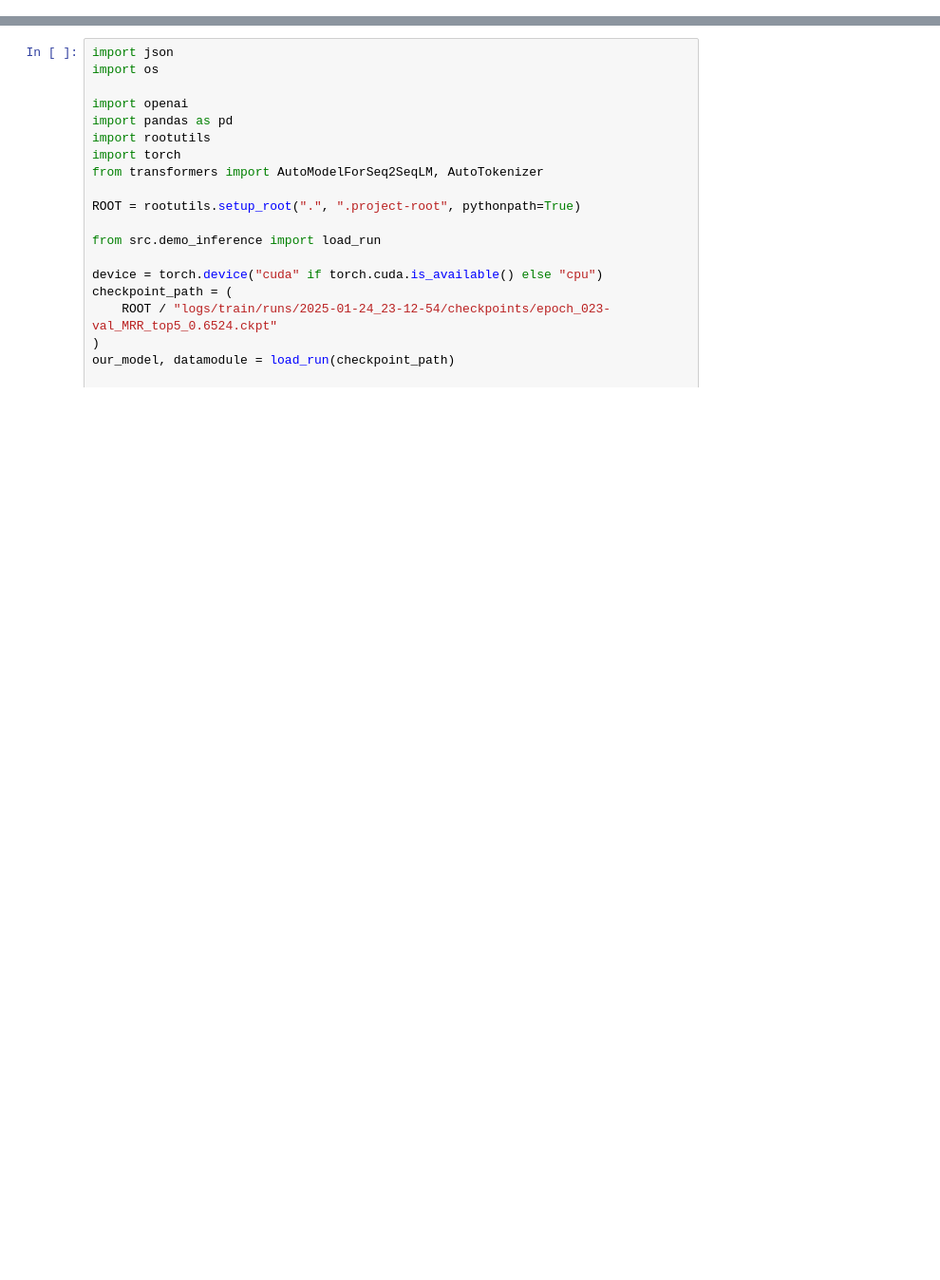
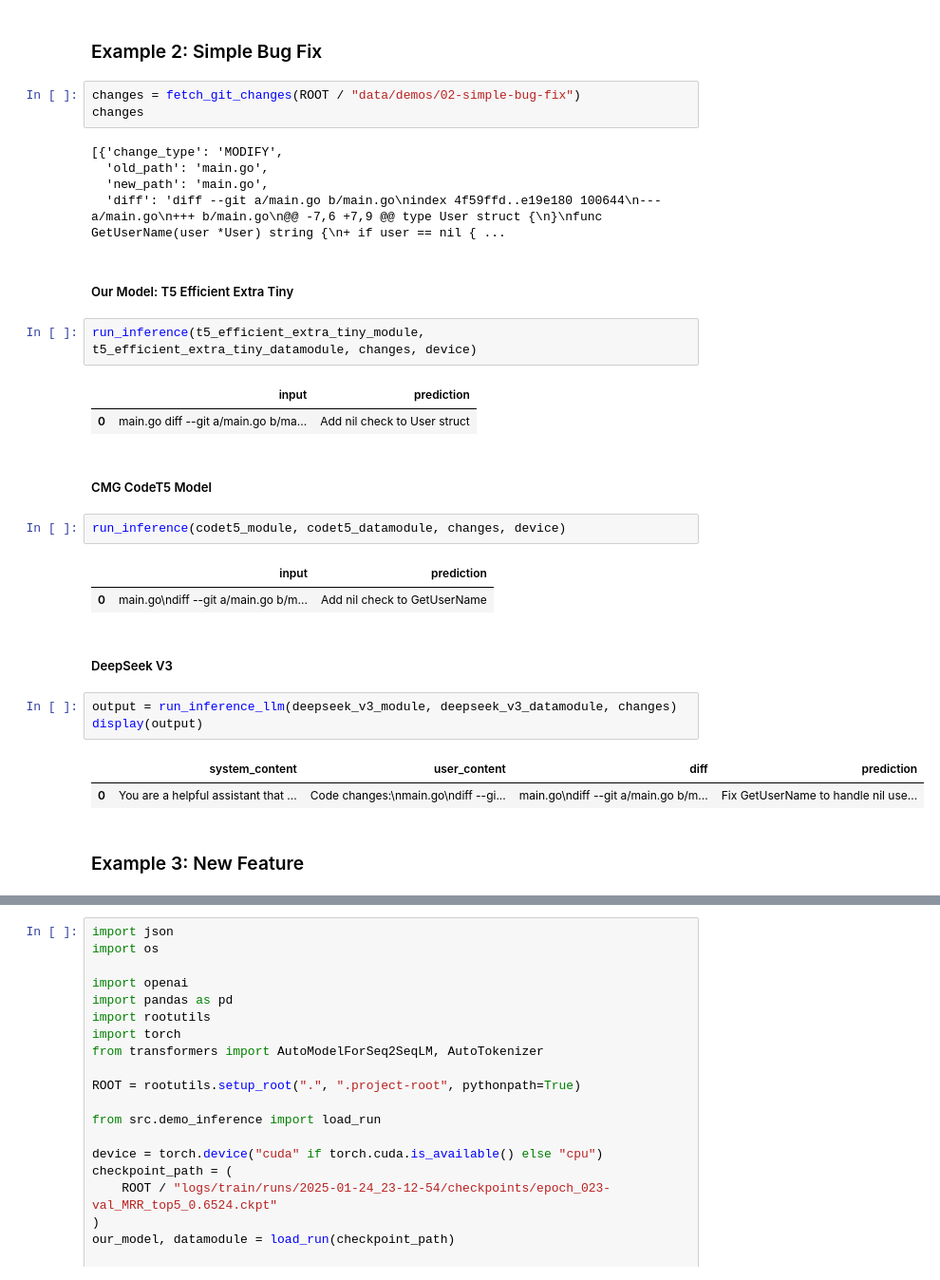
Before and after one commit to ZHCSJ666/ML-24-25, a Jupyter notebook: notebooks/demo.ipynb, the cells around one changed output, grey strips where cells are left out. Shown: that part at 95% size. Saved outputs shown, nothing was run; the diff lists cells and outputs as text; blank space fills up the shorter version.

```diff
--- a/notebooks/demo.ipynb
+++ b/notebooks/demo.ipynb
@@ -0,0 +73,34 @@
+# %% [markdown]
+### Example 2: Simple Bug Fix
+# %%
+changes = fetch_git_changes(ROOT / "data/demos/02-simple-bug-fix")
+changes
+# %% [output]
+[{'change_type': 'MODIFY',
+  'old_path': 'main.go',
+  'new_path': 'main.go',
+  'diff': 'diff --git a/main.go b/main.go\nindex 4f59ffd..e19e180 100644\n--- a/main.go\n+++ b/main.go\n@@ -7,6 +7,9 @@ type User struct {\n}\nfunc GetUserName(user *User) string {\n+ if user == nil { ...
+# %% [markdown]
+##### Our Model: T5 Efficient Extra Tiny
+# %%
+run_inference(t5_efficient_extra_tiny_module, t5_efficient_extra_tiny_datamodule, changes, device)
+# %% [output]
+|  | input | prediction |
+| 0 | main.go diff --git a/main.go b/ma... | Add nil check to User struct |
+# %% [markdown]
+##### CMG CodeT5 Model
+# %%
+run_inference(codet5_module, codet5_datamodule, changes, device)
+# %% [output]
+|  | input | prediction |
+| 0 | main.go\ndiff --git a/main.go b/m... | Add nil check to GetUserName |
+# %% [markdown]
+##### DeepSeek V3
+# %%
+output = run_inference_llm(deepseek_v3_module, deepseek_v3_datamodule, changes)
+display(output)
+# %% [output]
+|  | system_content | user_content | diff | prediction |
+| 0 | You are a helpful assistant that ... | Code changes:\nmain.go\ndiff --gi... | main.go\ndiff --git a/main.go b/m... | Fix GetUserName to handle nil use... |
+# %% [markdown]
+### Example 3: New Feature
```
Also changed, not shown: parts of 28 cells of this notebook, 26 other files.
